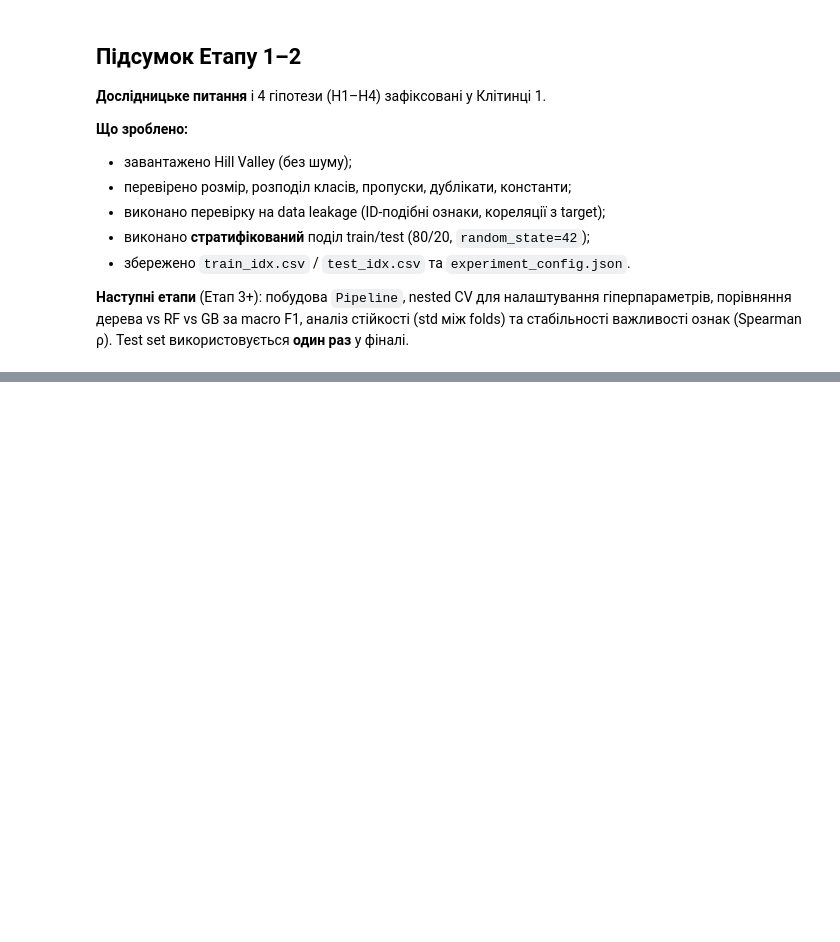
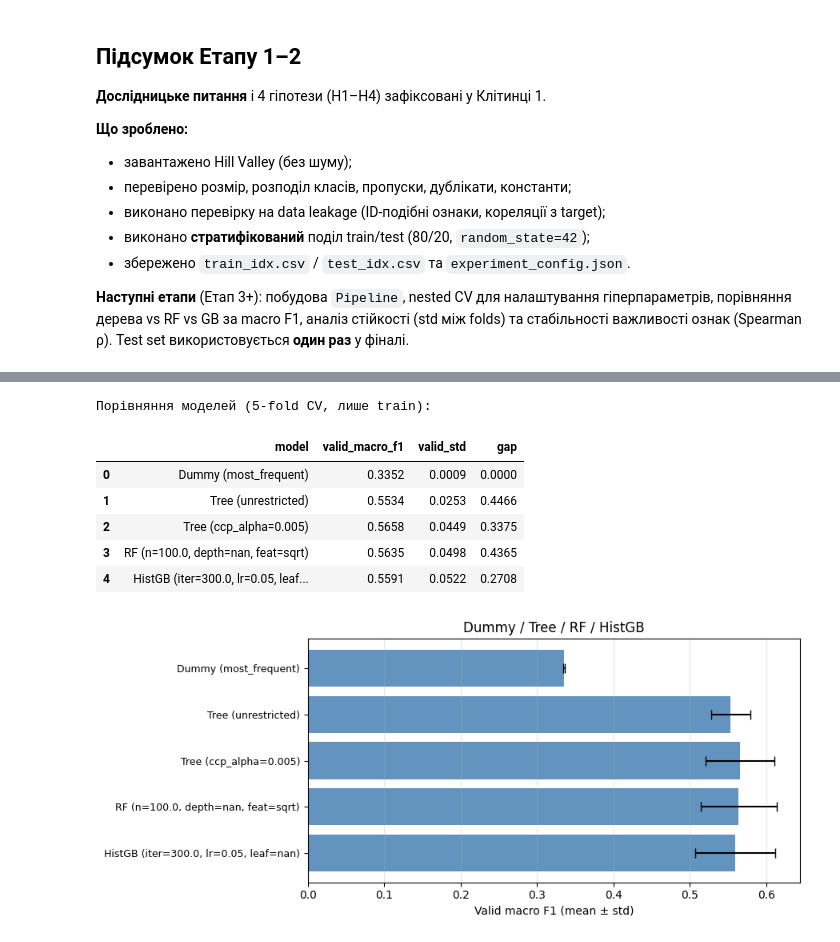
Before and after one commit to Yaroslav071315/machine-learning-course-volovnyk, a Jupyter notebook: lab04/notebook/lab04.ipynb, the cells around one changed output, grey strips where cells are left out. Cells and saved outputs as stored; diff of their text form; code cells hidden in the pictures; blank space fills up the shorter version.

Commit message:
Checkpoint and ensemble models

```diff
--- a/lab04/notebook/lab04.ipynb
+++ b/lab04/notebook/lab04.ipynb
@@ -216,0 +464,78 @@ OK: поділ коректний, train і test не перетинаються
+# %%
+# --- Найкращі з кожної родини ---
+best_tree_row = tree_results.iloc[0]
+best_rf = ens_results[ens_results["model"] == "RandomForest"].iloc[0]
+best_gb = ens_results[ens_results["model"] == "HistGB"].iloc[0]
+
+def describe_tree(row):
+    if row.get("ccp_alpha") is not None and not pd.isna(row.get("ccp_alpha")):
+        return f"Tree (ccp_alpha={row['ccp_alpha']})"
+    return f"Tree (depth={row['max_depth']}, leaf={int(row['min_samples_leaf'])})"
+
+comparison = pd.DataFrame([
+    {"model": "Dummy (most_frequent)", **{k: dummy_summary[k] for k in
+        ["valid_macro_f1", "valid_std", "gap"]}},
+    {"model": "Tree (unrestricted)",   **{k: full_summary[k]  for k in
+        ["valid_macro_f1", "valid_std", "gap"]}},
+    {"model": describe_tree(best_tree_row), **{k: best_tree_row[k] for k in
+        ["valid_macro_f1", "valid_std", "gap"]}},
+    {"model": f"RF (n={best_rf['n_estimators']}, depth={best_rf['max_depth']}, "
+              f"feat={best_rf['max_features']})",
+     **{k: best_rf[k] for k in ["valid_macro_f1", "valid_std", "gap"]}},
+    {"model": f"HistGB (iter={best_gb['max_iter']}, lr={best_gb['learning_rate']}, "
+              f"leaf={best_gb.get('max_leaf_nodes', best_gb.get('max_depth'))})",
+     **{k: best_gb[k] for k in ["valid_macro_f1", "valid_std", "gap"]}},
+]).round(4)
+
+print("Порівняння моделей (5-fold CV, лише train):")
+display(comparison)
+
+# --- Bar-plot із error bars ---
+fig, ax = plt.subplots(figsize=(9, 4))
+y_pos = np.arange(len(comparison))
+ax.barh(y_pos, comparison["valid_macro_f1"],
+        xerr=comparison["valid_std"], color="steelblue", alpha=0.85, capsize=4)
+ax.set_yticks(y_pos); ax.set_yticklabels(comparison["model"], fontsize=9)
+ax.invert_yaxis(); ax.set_xlabel("Valid macro F1 (mean ± std)")
+ax.set_title("Dummy / Tree / RF / HistGB")
+ax.grid(axis="x", alpha=0.3)
+plt.tight_layout(); plt.show()
+
+# --- Перевірка гіпотез ---
+tree_f1, tree_std = best_tree_row["valid_macro_f1"], best_tree_row["valid_std"]
+rf_f1,   rf_std   = best_rf["valid_macro_f1"],  best_rf["valid_std"]
+gb_f1             = best_gb["valid_macro_f1"]
+
+print("H1 (ансамбль > дерево за macro F1):",
+      "ПІДТВЕРДЖЕНО" if max(rf_f1, gb_f1) - tree_f1 >= 0.02 else "не підтверджено",
+      f"(Δ RF={rf_f1 - tree_f1:+.4f}, Δ GB={gb_f1 - tree_f1:+.4f})")
+
+print("H2 (RF стабільніший за дерево):",
+      "ПІДТВЕРДЖЕНО" if rf_std <= 0.5 * tree_std else "не підтверджено",
+      f"(std tree={tree_std:.4f}, std RF={rf_std:.4f})")
+
+print("H3 (обмеження складності зменшує gap):",
+      "ПІДТВЕРДЖЕНО" if best_tree_row['gap'] <= 0.5 * full_summary['gap'] else "не підтверджено",
+      f"(gap full={full_summary['gap']:.4f}, gap controlled={best_tree_row['gap']:.4f})")
+
+# --- Зберігаємо конфігурацію експерименту ---
+final_config = {
+    **CONFIG,
+    "best_tree_params": best_tree_params,
+    "best_rf_params":  {k: v for k, v in best_rf.items()
+                        if k not in ("model","train_macro_f1","valid_macro_f1","valid_std","gap","fit_time")},
+    "best_gb_params":  {k: v for k, v in best_gb.items()
+                        if k not in ("model","train_macro_f1","valid_macro_f1","valid_std","gap","fit_time")},
+}
+with open(SPLIT_DIR / "experiment_config.json", "w") as f:
+    json.dump(final_config, f, indent=2, ensure_ascii=False, default=str)
+print("\nФінальну конфігурацію збережено у", SPLIT_DIR / "experiment_config.json")
+# %% [output]
+Порівняння моделей (5-fold CV, лише train):
+|  | model | valid_macro_f1 | valid_std | gap |
+| 0 | Dummy (most_frequent) | 0.3352 | 0.0009 | 0.0000 |
+| 1 | Tree (unrestricted) | 0.5534 | 0.0253 | 0.4466 |
+| 2 | Tree (ccp_alpha=0.005) | 0.5658 | 0.0449 | 0.3375 |
+| 3 | RF (n=100.0, depth=nan, feat=sqrt) | 0.5635 | 0.0498 | 0.4365 |
+| 4 | HistGB (iter=300.0, lr=0.05, leaf... | 0.5591 | 0.0522 | 0.2708 |
+[figure, added]
```
Also changed, not shown: parts of 6 cells of this notebook, 1 other file.
